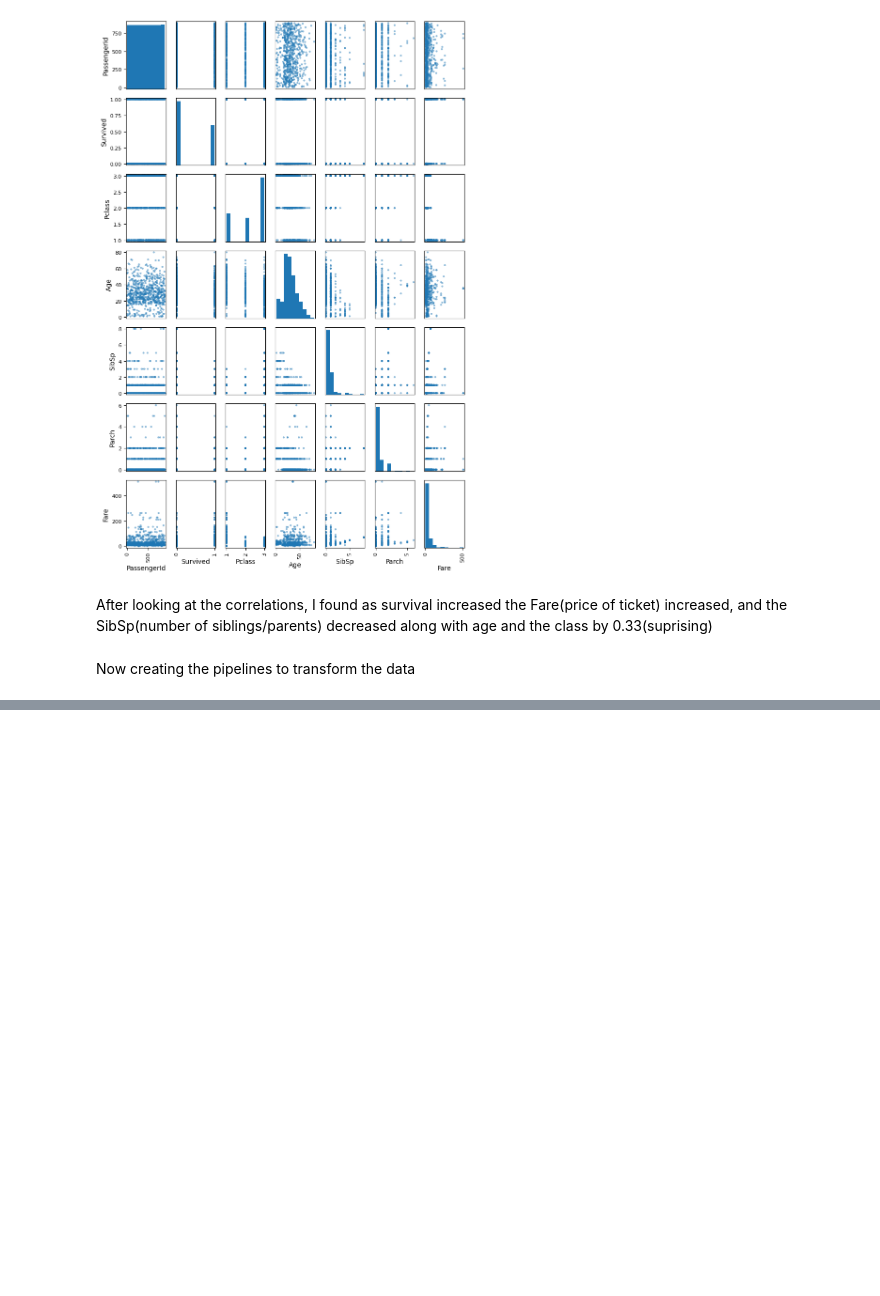
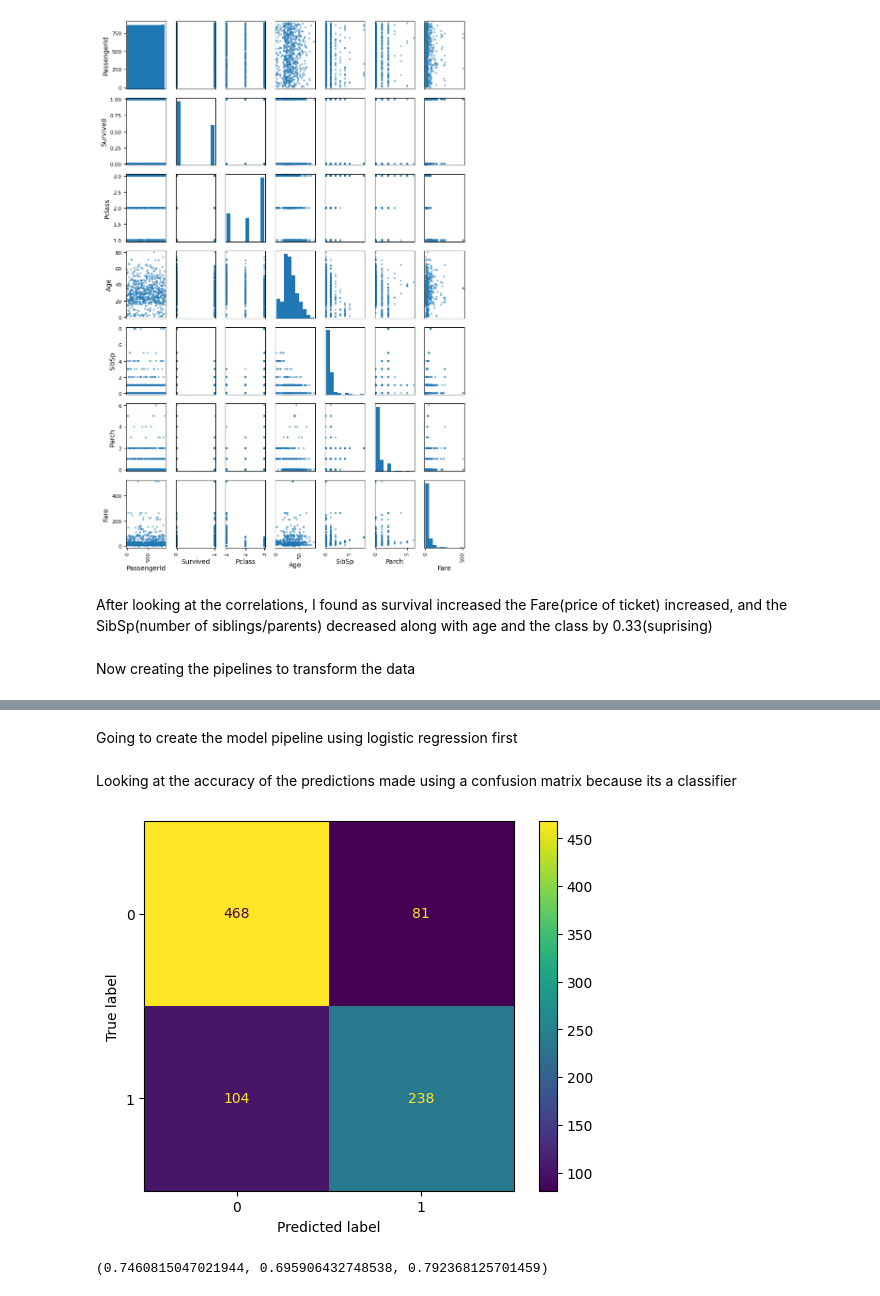
Before and after one commit to Steve-Rodrigues/Machine-Learning, a Jupyter notebook: titanic/titanic_ml.ipynb, the cells around one changed output, grey strips where cells are left out. Cells and saved outputs as stored; diff of their text form; code cells hidden in the pictures; blank space fills up the shorter version.

```diff
--- a/titanic/titanic_ml.ipynb
+++ b/titanic/titanic_ml.ipynb
@@ -87,6 +101,41 @@ cat_transformer = Pipeline([
     ('encode', OneHotEncoder())
 ])#replaces na with most common and encodes to numerical vals
 numeric_transformer = Pipeline([
-    ('impute', SimpleImputer('median')),
+    ('impute', SimpleImputer(strategy='median')),
     ('scale', StandardScaler())
 ])#replaces na with median from training and scales to a z score based on the mew and sigma of training data
+
+pre_process = ColumnTransformer([
+    ('numeric', numeric_transformer, ['Pclass','Age','SibSp','Parch','Fare']),
+    ('cat', cat_transformer, ['Sex','Embarked'])
+])
+# %% [markdown]
+Going to create the model pipeline using logistic regression first
+# %%
+log_pip = Pipeline([
+    ('transform', pre_process),
+    ('predict', LogisticRegression())
+])
+forest_pip = Pipeline([
+    ('transform', pre_process),
+    ('predict', RandomForestClassifier(random_state=42))
+])
+# %%
+#getting all the predictions from k-fold cross validation using 9 folds
+predictions = cross_val_predict(log_pip, X=X, y=y, cv=9)
+# %% [markdown]
+Looking at the accuracy of the predictions made using a confusion matrix because its a classifier
+# %%
+
+cm = confusion_matrix(y_true=y, y_pred=predictions)
+ConfusionMatrixDisplay(cm).plot()
+plt.show()
+# %% [output]
+[figure, added]
+# %%
+precision = precision_score(y_true=y, y_pred=predictions)
+recall = recall_score(y_true=y, y_pred=predictions)
+accuracy = accuracy_score(y_true=y, y_pred=predictions)
+precision,recall, accuracy
+# %% [output]
+(0.7460815047021944, 0.695906432748538, 0.792368125701459)
```
Also changed, not shown: parts of 19 cells of this notebook, 2 other files.
